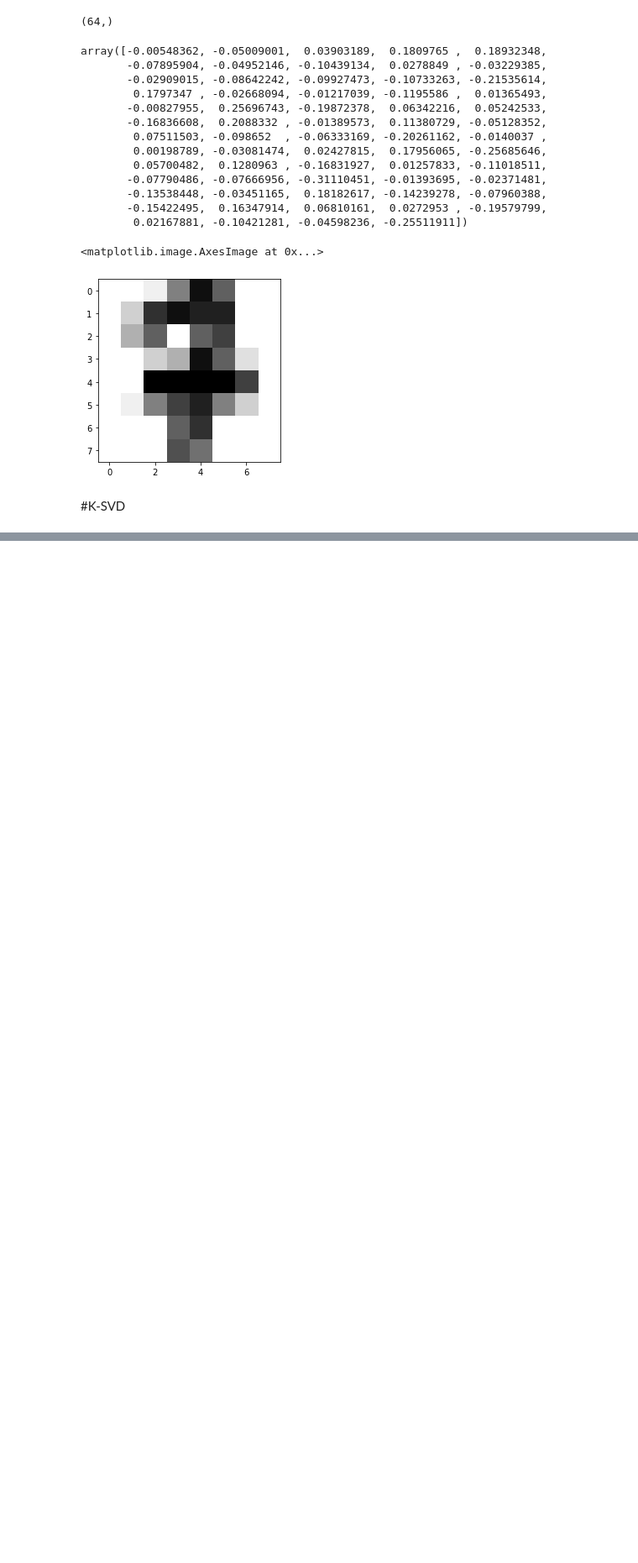
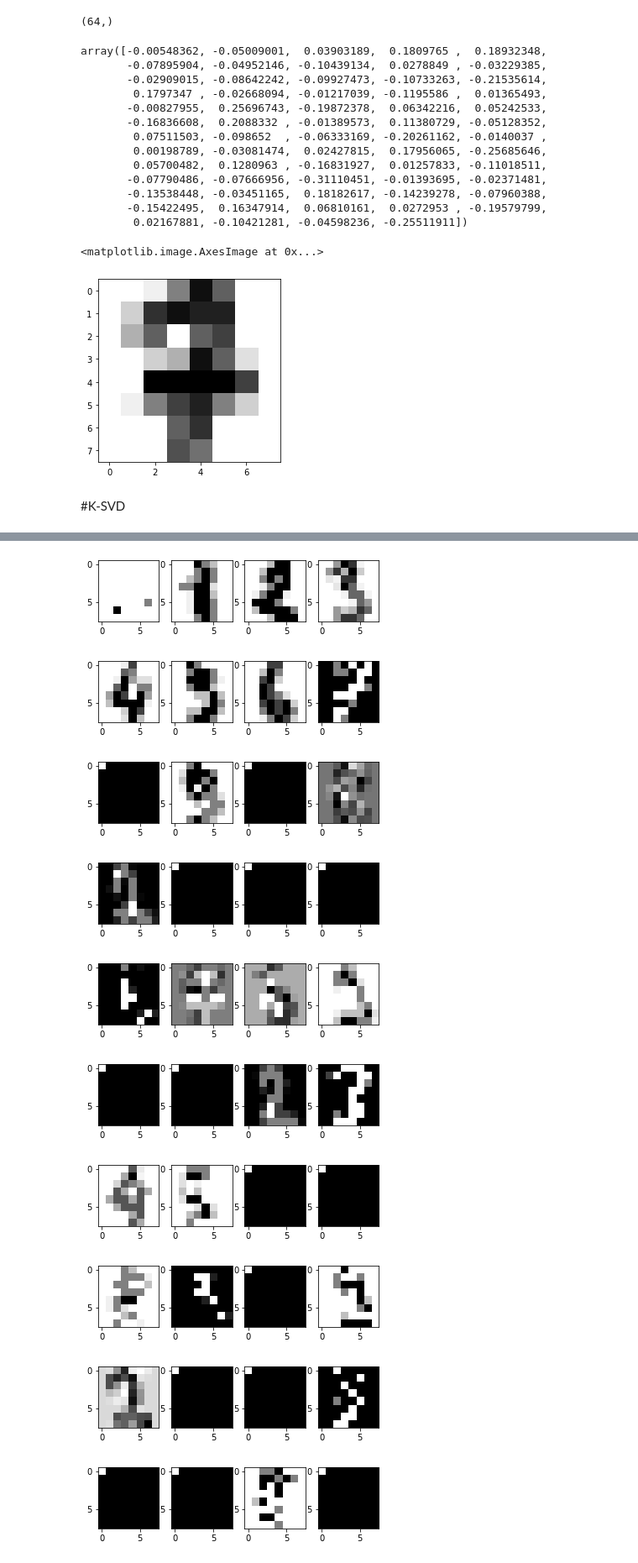
Before and after one commit to Mittra19/K-SVD, a Jupyter notebook: Dictionary_Learning.ipynb, the cells around one changed output, grey strips where cells are left out. Shown at 84% size. Saved outputs shown, nothing was run; the diff lists cells and outputs as text; code cells hidden in the pictures; blank space fills up the shorter version.

```diff
--- a/Dictionary_Learning.ipynb
+++ b/Dictionary_Learning.ipynb
@@ -279,0 +281,5 @@ print(A.shape)
+# %%
+#Sparse Coding Stage
+n_nonzero_coefs = 4
+omp = OrthogonalMatchingPursuit(n_nonzero_coefs=n_nonzero_coefs, fit_intercept=False, normalize=False)
+omp.fit(A, digits.data.T)
@@ -279,0 +292,2 @@ print(A.shape)
+# %%
+coef = omp.coef_
@@ -279,0 +314,6 @@ print(A.shape)
+# %%
+#Dictionary Update Stage
+tol = 1e-6 #tolerance
+max_iter = 10 #maximum number of iteration
+n_components = M #Number of atoms in the dictionary
+n_nonzero_coefs = 0
@@ -279,0 +344,2 @@ print(A.shape)
+# %%
+final_dict = update_dict(A, coef, 5)
@@ -279,0 +362,32 @@ print(A.shape)
+# %%
+#fig, axs = plt.subplots(125, 4, figsize=(6,6))
+k=0
+for i in range(125):
+#  for j in range(4):
+    #k = random.randint(0,499)
+    #axs[i, j].imshow(final_dict[:,k].reshape(8, 8), cmap='gray', interpolation='none')
+    fig = plt.figure(i)
+    fig.add_subplot(141)
+    plt.imshow(final_dict[:,k].reshape(8, 8), cmap='gray')
+    k = k+1
+    fig.add_subplot(142)
+    plt.imshow(final_dict[:,k].reshape(8, 8), cmap='gray')
+    k = k+1
+    fig.add_subplot(143)
+    plt.imshow(final_dict[:,k].reshape(8, 8), cmap='gray')
+    k = k+1
+    fig.add_subplot(144)
+    plt.imshow(final_dict[:,k].reshape(8, 8), cmap='gray')
+    k = k+1
+plt.show()
+# %% [output]
+[figure, added]
+[figure, added]
+[figure, added]
+[figure, added]
+[figure, added]
+[figure, added]
+[figure, added]
+[figure, added]
+[figure, added]
+[figure, added]
```
Also changed, not shown: parts of 15 cells of this notebook.
